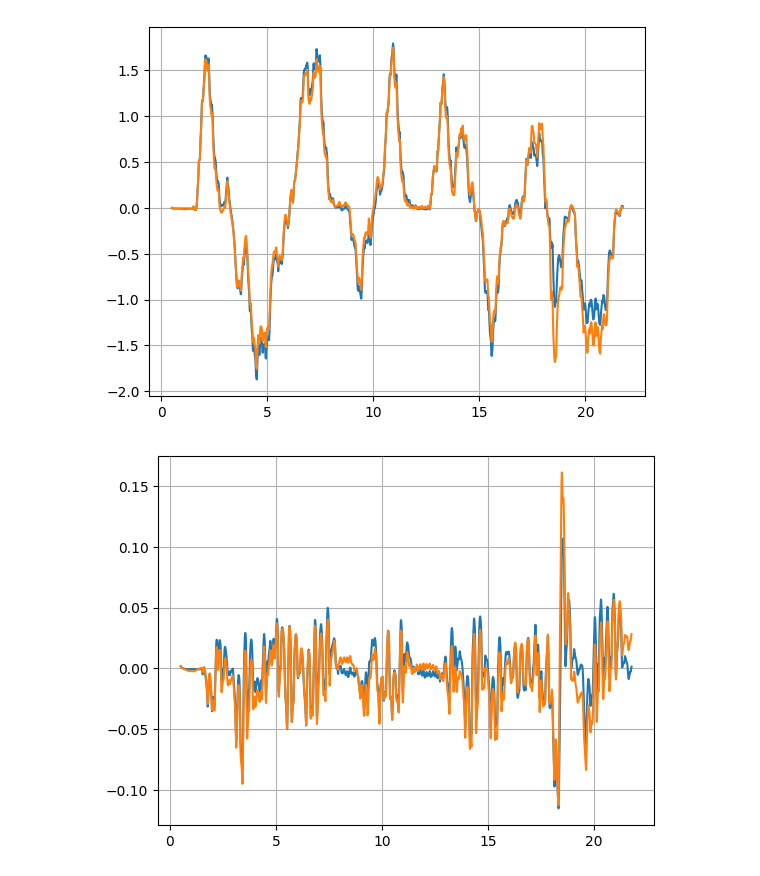
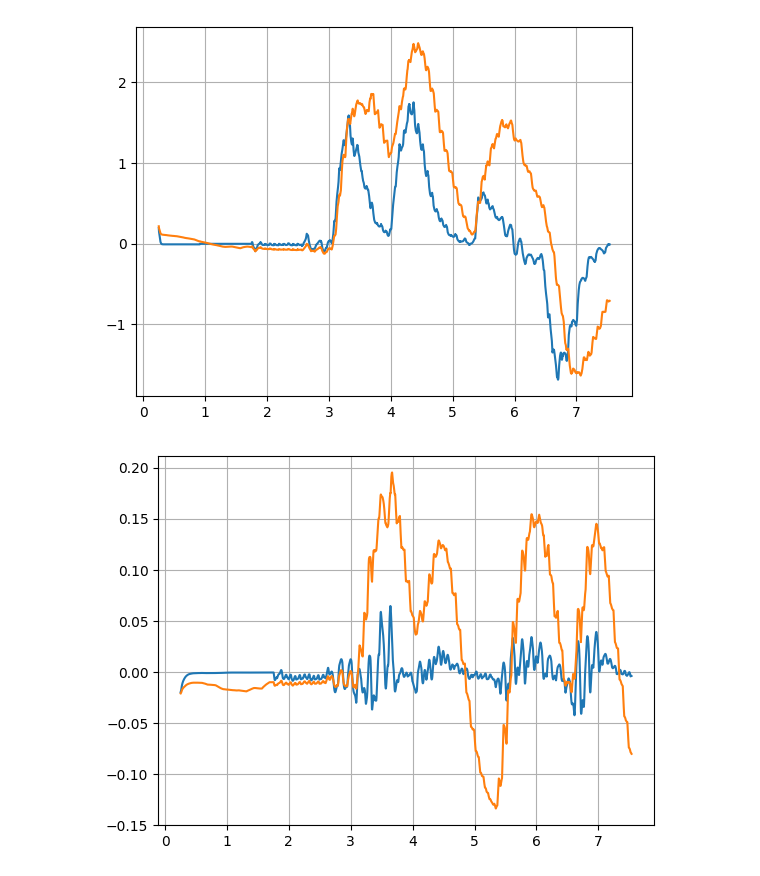
Before and after one commit to bearves/PyDog, a Jupyter notebook: StateEstTuning/Tuning_EKF.ipynb, the cells around one changed output. Saved outputs shown, nothing was run; the diff lists cells and outputs as text; code cells hidden in the pictures.

```diff
--- a/StateEstTuning/Tuning_EKF.ipynb
+++ b/StateEstTuning/Tuning_EKF.ipynb
@@ -8,9 +8,9 @@ from scipy.spatial.transform import Rotation as rot
 from RobotController import RobotStateEstimate as rse
 # %%
 # read test data from log file
-timestep = 2
+timestep = 4
 dt = 0.001 * timestep
-data = np.loadtxt('log1.csv', delimiter=',', dtype=np.float64)
+data = np.loadtxt('log.csv', delimiter=',', dtype=np.float64)
 cnt = data[:, 0]
 time = cnt * dt
 snsr_acc =        data[:, 1:4]
@@ -167,10 +165,10 @@ plt.plot(time[0:tend], est_v_wb[0:tend, 0])
 #plt.xlim([5,10])
 plt.grid(True)
 # %% [output]
-[figure, old version]
+[figure, new version]
 # %%
-plt.plot(time[0:tend], rpy_real_wb[0:tend, 1:2])
-plt.plot(time[0:tend], est_rpy_wb[0:tend, 1:2])
+plt.plot(time[0:tend], rpy_real_wb[0:tend, 1])
+plt.plot(time[0:tend], est_rpy_wb[0:tend, 1])
 plt.grid(True)
 # %% [output]
-[figure, old version]
+[figure, new version]
```
Also changed, not shown: parts of 5 cells of this notebook, 3 other files.
